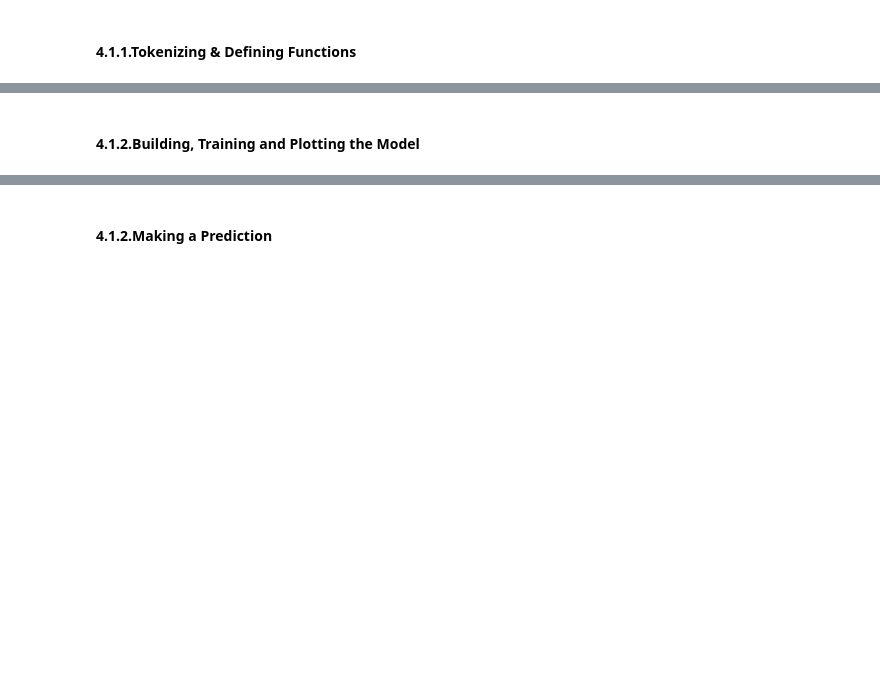
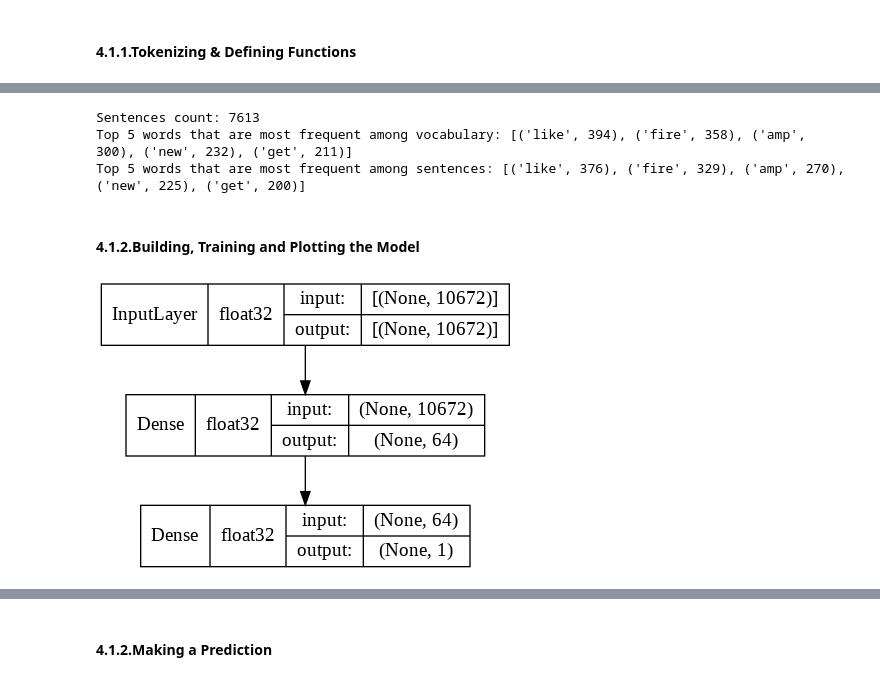
Before and after one commit to keivanipchihagh/NLP-with-Disaster-Tweets, a Jupyter notebook: NLP with Disaster Tweets.ipynb, the cells around one changed output, grey strips where cells are left out. Saved outputs shown, nothing was run; the diff lists cells and outputs as text; code cells hidden in the pictures; blank space fills up the shorter version.

```diff
--- a/NLP with Disaster Tweets.ipynb
+++ b/NLP with Disaster Tweets.ipynb
@@ -24,8 +31,8 @@ from keras.layers import Dense                            # Dense layer
 nlp = spacy.load('en_core_web_sm')  # Load the English language (Other options: en_core_web_md, en_core_web_lg)
 # %%
 # Load original data
-train_df = pd.read_csv(f'{repo_dir}/Data/Raw/train.csv')
-test_df = pd.read_csv(f'{repo_dir}/Data/Raw/test.csv')
+train_df = pd.read_csv(f'{repo_dir}/data/raw/train.csv')
+test_df = pd.read_csv(f'{repo_dir}/data/raw/test.csv')
 
 # Combine original data for easier manipulating them later
 combined = [train_df, test_df]
@@ -534,6 +596,10 @@ print('Matrix shape:', X_text_train_encodes.shape)
 print('Sentences count:', tokenizer.document_count)
 print('Top 5 words that are most frequent among vocabulary:', sorted(tokenizer.word_counts.items(), key = lambda x: x[1], reverse = True)[:5])
 print('Top 5 words that are most frequent among sentences:', sorted(tokenizer.word_docs.items(), key = lambda x: x[1], reverse = True)[:5])
+# %% [output]
+Sentences count: 7613
+Top 5 words that are most frequent among vocabulary: [('like', 394), ('fire', 358), ('amp', 300), ('new', 232), ('get', 211)]
+Top 5 words that are most frequent among sentences: [('like', 376), ('fire', 329), ('amp', 270), ('new', 225), ('get', 200)]
 # %%
 def build_model(x, loss, optimizer, metrics):
     model = Sequential()
@@ -573,20 +639,21 @@ def plot_model_training(epochs, history, metrics):
 # %%
 # Build model
 model = build_model(
   x = X_text_train_encodes,
   loss = 'binary_crossentropy',
   optimizer = 'adam',
   metrics = ['accuracy']
 )
 
 # Plot model
 plot_model(
   model = model,
-  to_file = f"{repo_dir}/Data/Models/Text/model.png",
   show_dtype = True,
   show_shapes = True,
   show_layer_names = False
 )
+# %% [output]
+[figure, added]
 # %%
 # Train model
 history = train_model(
```
Also changed, not shown: parts of 22 cells of this notebook.
